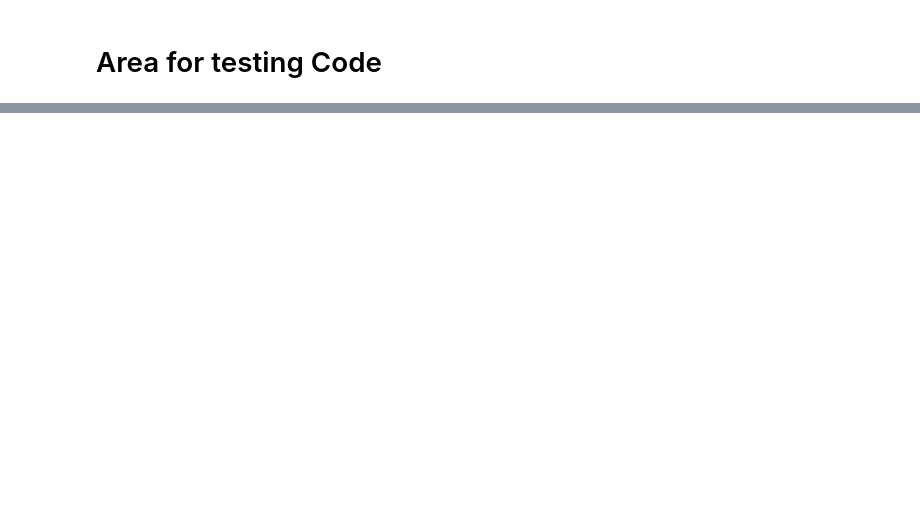
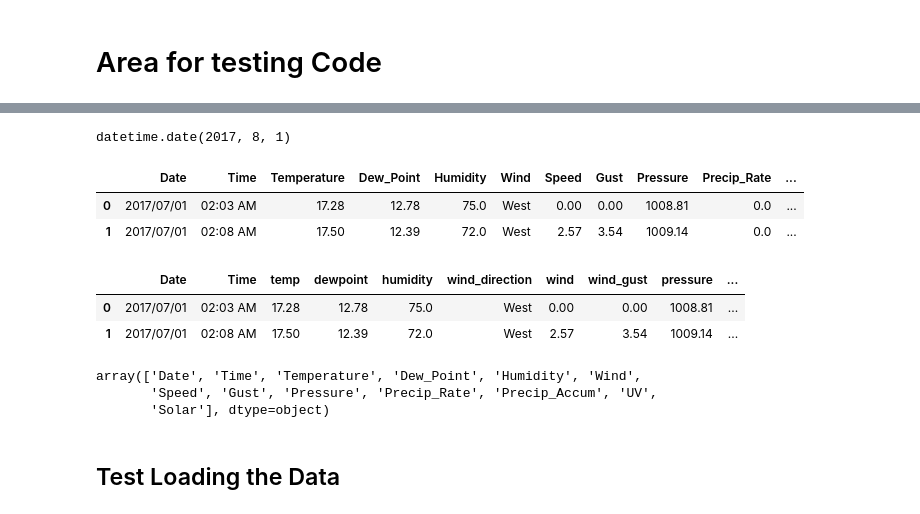
Before and after one commit to hringbauer/wunderground, a Jupyter notebook: area51.ipynb, the cells around one changed output, grey strips where cells are left out. Drawn from its saved outputs; the diff is of its cells as text; code cells hidden in the pictures; blank space fills up the shorter version.

Commit message:
Update to new Loading Code

```diff
--- a/area51.ipynb
+++ b/area51.ipynb
@@ -4,0 +85,8 @@
+# %%
+%%time
+### Test running the scrapper
+
+d1 = date(2017, 7, 1)
+d2 = date(2017, 7, 3)
+
+df = scrap_station(start_DATE=d1, end_DATE=d2)
@@ -4,0 +105,5 @@
+# %%
+d1 = date(2017, 7, 31)
+d1 + datetime.timedelta(days=1)
+# %% [output]
+datetime.date(2017, 8, 1)
@@ -4,0 +114,20 @@
+# %%
+df.head(2)
+# %% [output]
+|  | Date | Time | Temperature | Dew_Point | Humidity | Wind | Speed | Gust | Pressure | Precip_Rate | ... |
+| 0 | 2017/07/01 | 02:03 AM | 17.28 | 12.78 | 75.0 | West | 0.00 | 0.00 | 1008.81 | 0.0 | ... |
+| 1 | 2017/07/01 | 02:08 AM | 17.50 | 12.39 | 72.0 | West | 2.57 | 3.54 | 1009.14 | 0.0 | ... |
+# %%
+to_normed_df(df).head(2)
+# %% [output]
+|  | Date | Time | temp | dewpoint | humidity | wind_direction | wind | wind_gust | pressure | ... |
+| 0 | 2017/07/01 | 02:03 AM | 17.28 | 12.78 | 75.0 | West | 0.00 | 0.00 | 1008.81 | ... |
+| 1 | 2017/07/01 | 02:08 AM | 17.50 | 12.39 | 72.0 | West | 2.57 | 3.54 | 1009.14 | ... |
+# %%
+df.columns.values
+# %% [output]
+array(['Date', 'Time', 'Temperature', 'Dew_Point', 'Humidity', 'Wind',
+       'Speed', 'Gust', 'Pressure', 'Precip_Rate', 'Precip_Accum', 'UV',
+       'Solar'], dtype=object)
+# %% [markdown]
+## Test Loading the Data
```
Also changed, not shown: parts of 20 cells of this notebook, 3 other files.
